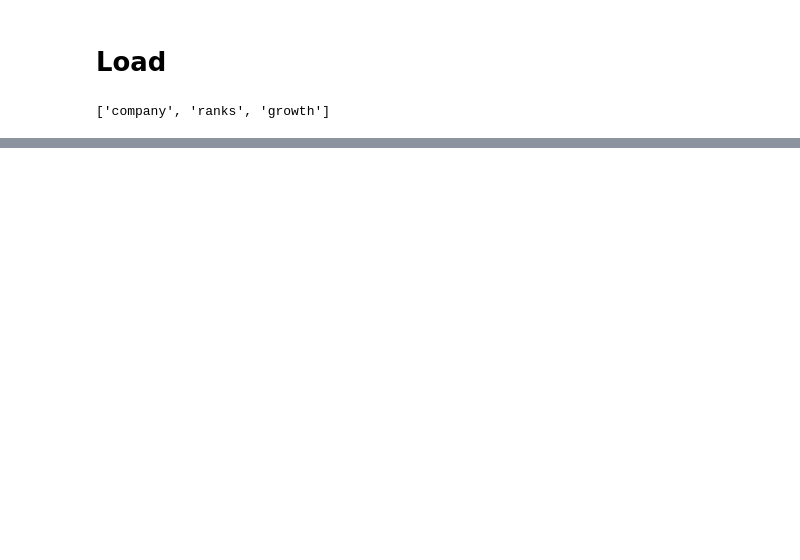
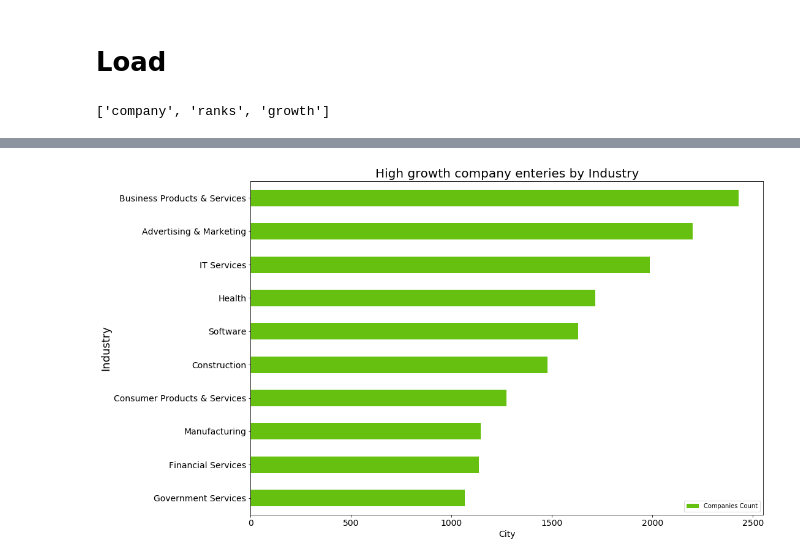
Before and after one commit to ermiasgelaye/ETL-Project, a Jupyter notebook: ETL_data_project.ipynb, the cells around one changed output, grey strips where cells are left out. Saved outputs shown, nothing was run; the diff lists cells and outputs as text; code cells hidden in the pictures; blank space fills up the shorter version.

```diff
--- a/ETL_data_project.ipynb
+++ b/ETL_data_project.ipynb
@@ -346,0 +361,4 @@ pd.read_sql_query('select * from growth', con=engine).head()
+# %%
+# Top 10 industries the companies sourced
+top_ten_ind=pd.read_sql_query('SELECT industry, COUNT(company_name) As "Companies Count" FROM Company GROUP BY industry ORDER BY "Companies Count" DESC LIMIT 10', con=engine)
+top_ten_ind
@@ -346,0 +377,12 @@ pd.read_sql_query('select * from growth', con=engine).head()
+# %%
+# Industry plot
+top_ind_df = top_ten_ind.set_index('industry')
+sortedd=top_ind_df.sort_values(by="Companies Count", ascending=True)
+plot_pandas =sortedd.plot.barh(figsize=(15,10), color=['#66C010'],fontsize = 14)
+plt.xlabel("City",fontsize = 14)
+plt.ylabel("Industry",fontsize = 18)
+plt.title("High growth company enteries by Industry",fontsize = 20)
+plt.savefig("image/industry.png", bbox_inches="tight")
+plt.show()
+# %% [output]
+[figure, added]
```
Also changed, not shown: parts of 11 cells of this notebook, 4 other files.
